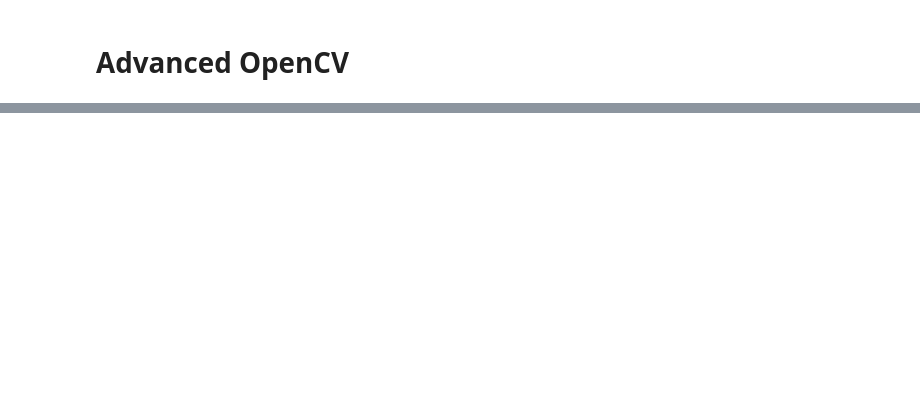
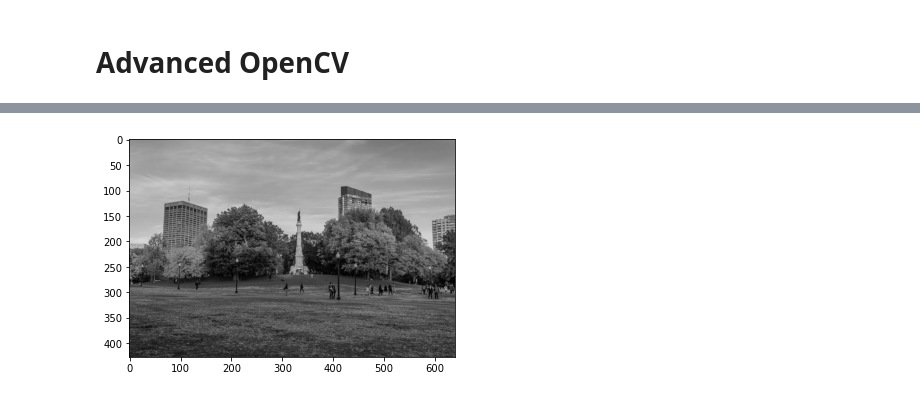
Before and after one commit to ibadrather/ImageProcessing, a Jupyter notebook: 2 OpenCV Advanced.ipynb, the cells around one changed output, grey strips where cells are left out. Cells and saved outputs as stored; diff of their text form; code cells hidden in the pictures; blank space fills up the shorter version.

```diff
--- a/2 OpenCV Advanced.ipynb
+++ b/2 OpenCV Advanced.ipynb
@@ -43,0 +56,6 @@ def display_vid(name):
+# %%
+# BGR to Grayscale
+gray = cv.cvtColor(img, cv.COLOR_BGR2GRAY)
+display(gray)
+# %% [output]
+[figure, added]
```
Also changed, not shown: parts of 40 cells of this notebook.
